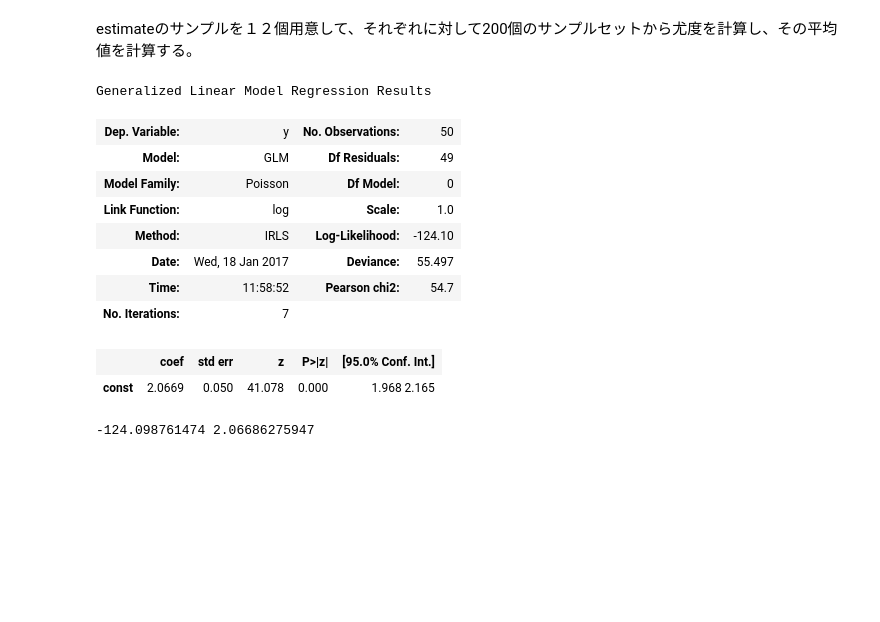
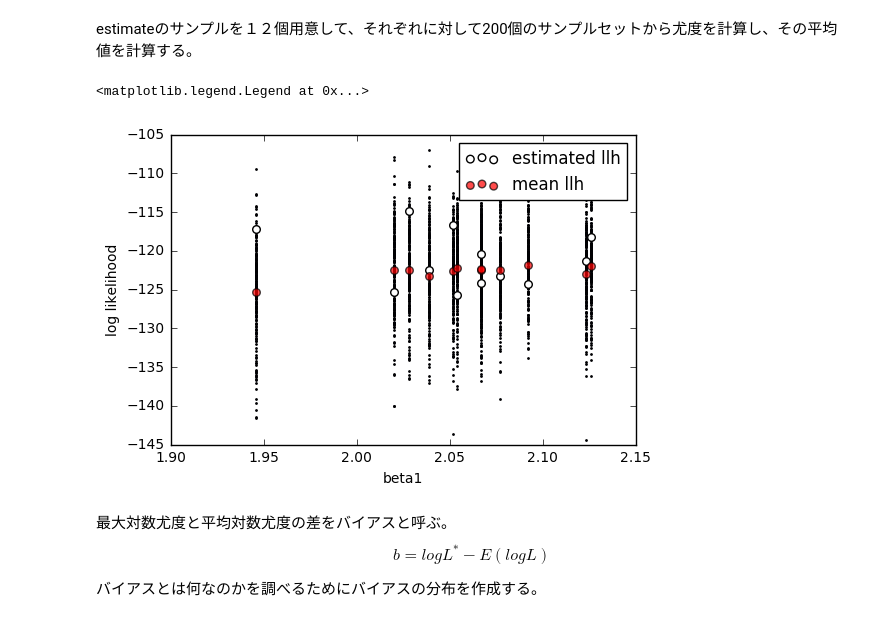
Before and after one commit to kyohei-koga/stastical_modeling_for-_data_analysis, a Jupyter notebook: 04aic_and_goodness_of_prediction_of_models/4-1.ipynb, the cells around one changed output. Cells and saved outputs as stored; diff of their text form; code cells hidden in the pictures; blank space fills up the shorter version.

```diff
--- a/04aic_and_goodness_of_prediction_of_models/4-1.ipynb
+++ b/04aic_and_goodness_of_prediction_of_models/4-1.ipynb
@@ -373,19 +376,6 @@ np.random.seed(2)
 y_ob = np.random.poisson(8,[12,50])
 x_ob = np.random.uniform(-2,2,[12,50])
 const = np.ones(50)
+
+#予測の良さ評価用のデータセットの生成
+predict_data = np.random.poisson(8,[12,200,50])
-# %%
-model = sm.GLM(y_ob[0],const,sm.families.Poisson())
-result = model.fit()
-result.summary()
-# %% [output]
-Generalized Linear Model Regression Results
-| Dep. Variable: | y | No. Observations: | 50 |
-| Model: | GLM | Df Residuals: | 49 |
-| Model Family: | Poisson | Df Model: | 0 |
-| Link Function: | log | Scale: | 1.0 |
-| Method: | IRLS | Log-Likelihood: | -124.10 |
-| Date: | Wed, 18 Jan 2017 | Deviance: | 55.497 |
-| Time: | 11:58:52 | Pearson chi2: | 54.7 |
-| No. Iterations: | 7 |  |  |
-|  | coef | std err | z | P>|z| | [95.0% Conf. Int.] |
-| const | 2.0669 | 0.050 | 41.078 | 0.000 | 1.968 2.165 |
@@ -395,4 +382,29 @@ parm = result.params[0]
-# %%
-print llh,parm
-# %% [output]
--124.098761474 2.06686275947
+# %%
+llh_ob = []
+param_ob = []
+llh_mean = []
+for i in xrange(12):
+    model = sm.GLM(y_ob[i],const,sm.families.Poisson())
+    result = model.fit()
+
+    llh_ob.append(result.llf)
+    param_ob.append(result.params[0])
+
+    llh_predict = np.array([np.sum(stats.poisson.logpmf(x,np.exp(result.params[0]))) for x in predict_data[i]])
+    llh_mean.append(llh_predict.mean())
+    plt.scatter(np.ones(llh_predict.shape[0])*result.params[0],llh_predict,s=1,c='b')
+
+plt.scatter(param_ob,llh_ob,facecolor='w',s=30,label='estimated llh')
+plt.scatter(param_ob,llh_mean,c='r',alpha=0.7,s=30,label='mean llh')
+plt.xlabel('beta1')
+plt.ylabel('log likelihood')
+plt.ylim((-145,-105))
+plt.legend()
+# %% [output]
+<matplotlib.legend.Legend at 0x...>
+[figure, added]
+# %% [markdown]
+最大対数尤度と平均対数尤度の差をバイアスと呼ぶ。
+$$b=logL^{*}-E(logL)$$
+
+バイアスとは何なのかを調べるためにバイアスの分布を作成する。
```
Also changed, not shown: parts of 15 cells of this notebook.
